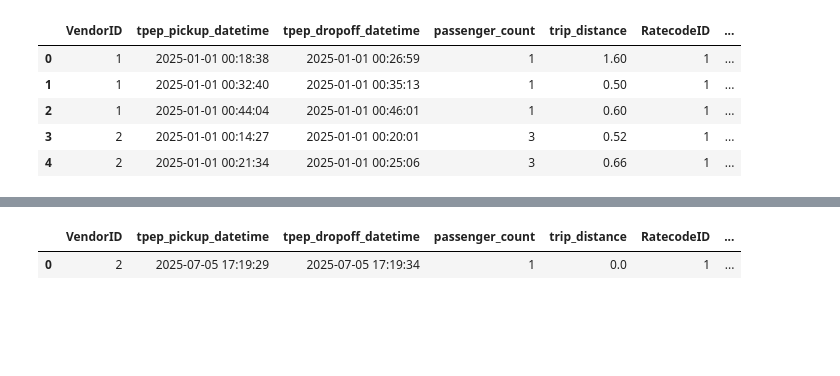
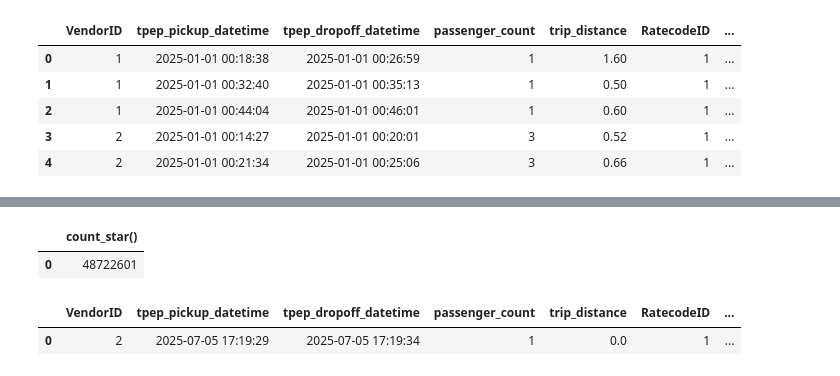
Before and after one commit to vodliosje/TaxiNYC, a Jupyter notebook: notebooks/2.2_duck_schema.ipynb, the cells around one changed output, grey strips where cells are left out. Saved outputs shown, nothing was run; the diff lists cells and outputs as text; code cells hidden in the pictures; blank space fills up the shorter version.

```diff
--- a/notebooks/2.2_duck_schema.ipynb
+++ b/notebooks/2.2_duck_schema.ipynb
@@ -63,6 +63,18 @@ conn.execute(
 | 17 | congestion_surcharge | DOUBLE | -2.5 | 2.5 | 6 | 2.18315487271221 | 0.9517964982631492 | 2.5 | 2.5 | ... |
 | 18 | Airport_fee | DOUBLE | -1.75 | 6.75 | 9 | 0.14519044611059428 | 0.52532368978357 | 0.0 | 0.0 | ... |
 | 19 | cbd_congestion_fee | DOUBLE | -0.75 | 1.75 | 7 | 0.5294610907685102 | 0.3585220801850694 | 0.0 | 0.75 | ... |
+# %%
+conn.execute(
+    """
+    SELECT COUNT (*) FROM (
+            SELECT DISTINCT (*)
+            FROM combined_trips
+        )
+    """
+).df()
+# %% [output]
+|  | count_star() |
+| 0 | 48722601 |
 # %%
 conn.execute(
     """
```
Also changed, not shown: parts of 8 cells of this notebook, 1 other file.
